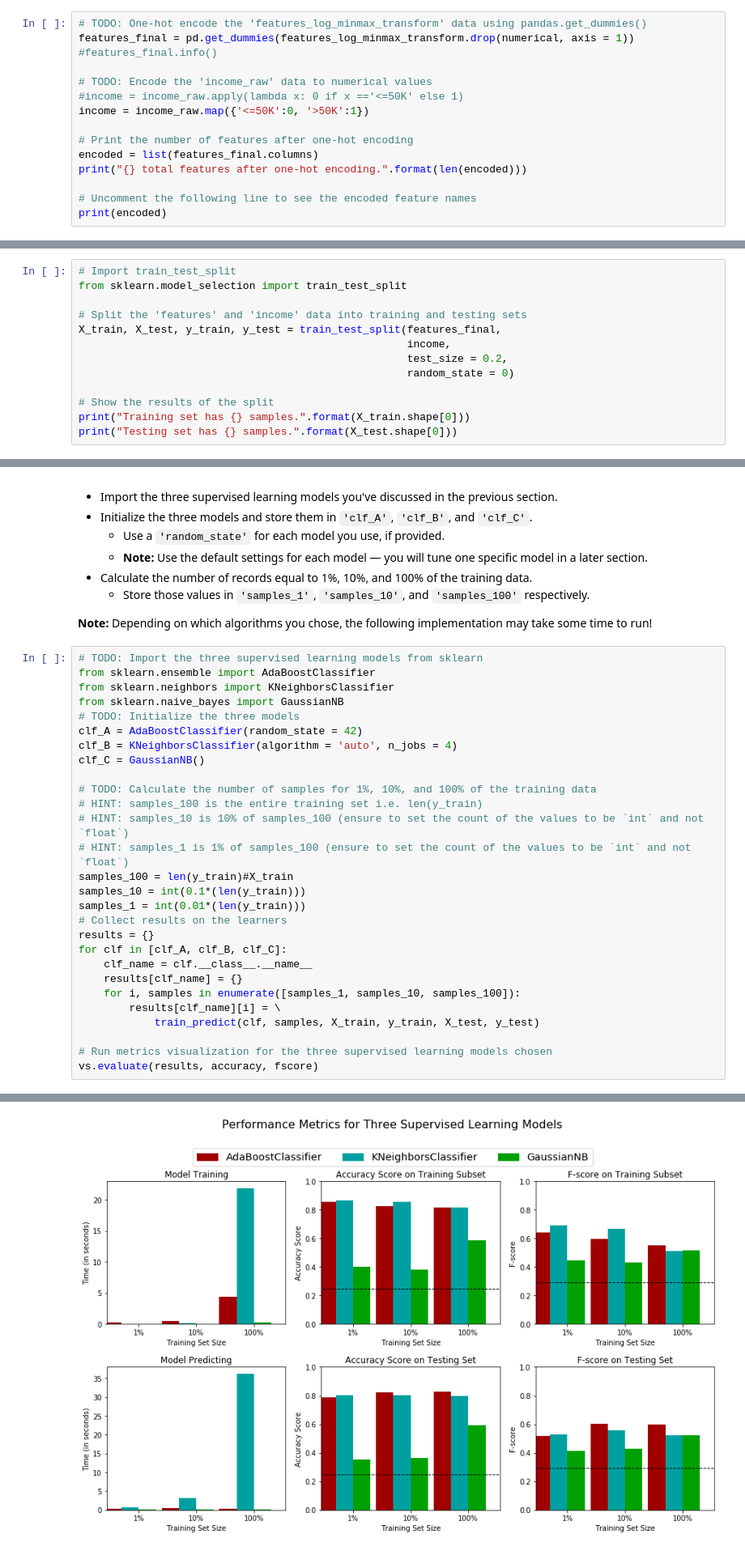
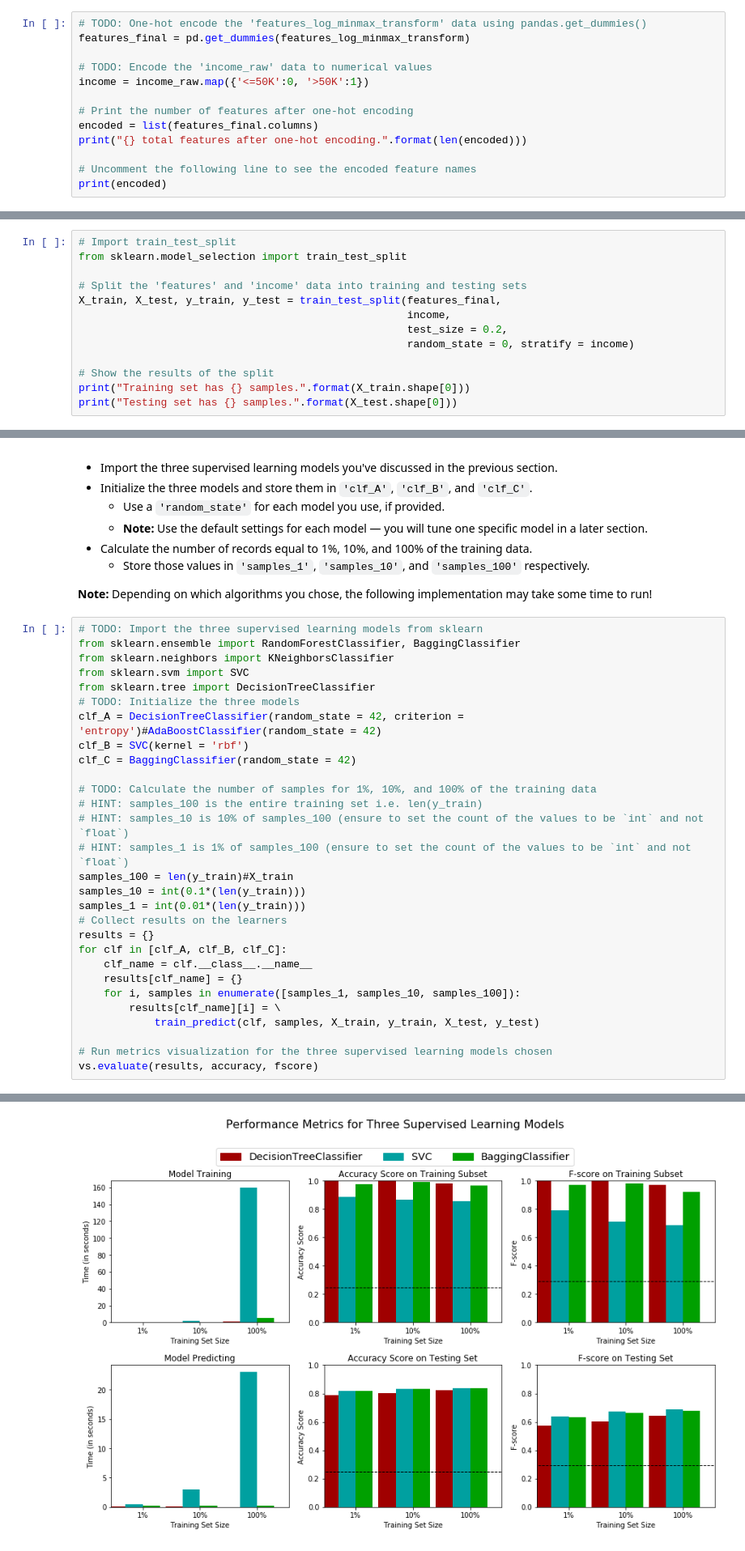
Before and after one commit to ahmedag91/Charity-ML, a Jupyter notebook: finding_donors.ipynb, the cells around one changed output, grey strips where cells are left out. Shown at 81% size. Cells and saved outputs as stored; diff of their text form.

Commit message:
feat: Update Classifiers
clf_A, clf_B, clf_c are chosen to be DecisionTreeClassifier, SVC, and BaggingClassifier

```diff
--- a/finding_donors.ipynb
+++ b/finding_donors.ipynb
@@ -163,11 +189,9 @@ Additionally, as with the non-numeric features, we need to convert the non-numer
    - Set records with "<=50K" to `0` and records with ">50K" to `1`.
 # %%
 # TODO: One-hot encode the 'features_log_minmax_transform' data using pandas.get_dummies()
-features_final = pd.get_dummies(features_log_minmax_transform.drop(numerical, axis = 1))
-#features_final.info()
+features_final = pd.get_dummies(features_log_minmax_transform)
 
 # TODO: Encode the 'income_raw' data to numerical values
-#income = income_raw.apply(lambda x: 0 if x =='<=50K' else 1)
 income = income_raw.map({'<=50K':0, '>50K':1})
 
 # Print the number of features after one-hot encoding
@@ -192,7 +216,7 @@ from sklearn.model_selection import train_test_split
 X_train, X_test, y_train, y_test = train_test_split(features_final,
                                                     income,
                                                     test_size = 0.2,
-                                                    random_state = 0)
+                                                    random_state = 0, stratify = income)
 
 # Show the results of the split
 print("Training set has {} samples.".format(X_train.shape[0]))
@@ -365,13 +389,14 @@ In the code cell, you will need to implement the following:
 **Note:** Depending on which algorithms you chose, the following implementation may take some time to run!
 # %%
 # TODO: Import the three supervised learning models from sklearn
-from sklearn.ensemble import AdaBoostClassifier
+from sklearn.ensemble import RandomForestClassifier, BaggingClassifier
 from sklearn.neighbors import KNeighborsClassifier
-from sklearn.naive_bayes import GaussianNB
+from sklearn.svm import SVC
+from sklearn.tree import DecisionTreeClassifier
 # TODO: Initialize the three models
-clf_A = AdaBoostClassifier(random_state = 42)
-clf_B = KNeighborsClassifier(algorithm = 'auto', n_jobs = 4)
-clf_C = GaussianNB()
+clf_A = DecisionTreeClassifier(random_state = 42, criterion = 'entropy')#AdaBoostClassifier(random_state = 42)
+clf_B = SVC(kernel = 'rbf')
+clf_C = BaggingClassifier(random_state = 42)
 
 # TODO: Calculate the number of samples for 1%, 10%, and 100% of the training data
 # HINT: samples_100 is the entire training set i.e. len(y_train)
@@ -404 +429 @@ GaussianNB trained on 36177 samples.
-[figure, old version]
+[figure, new version]
```
Also changed, not shown: parts of 12 cells of this notebook.
